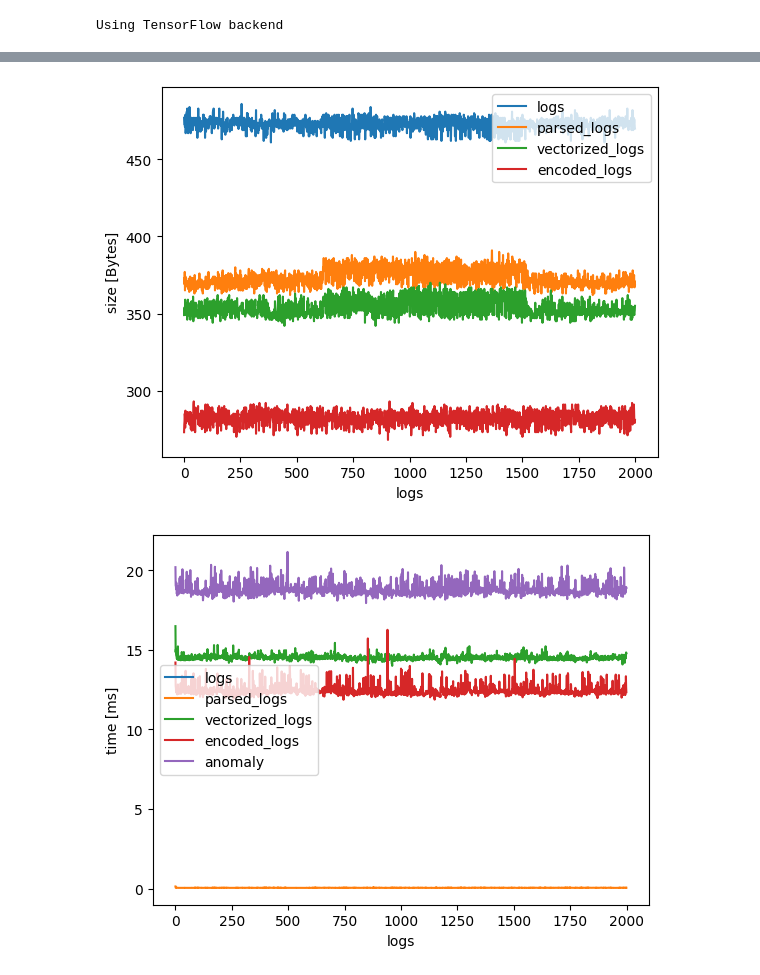
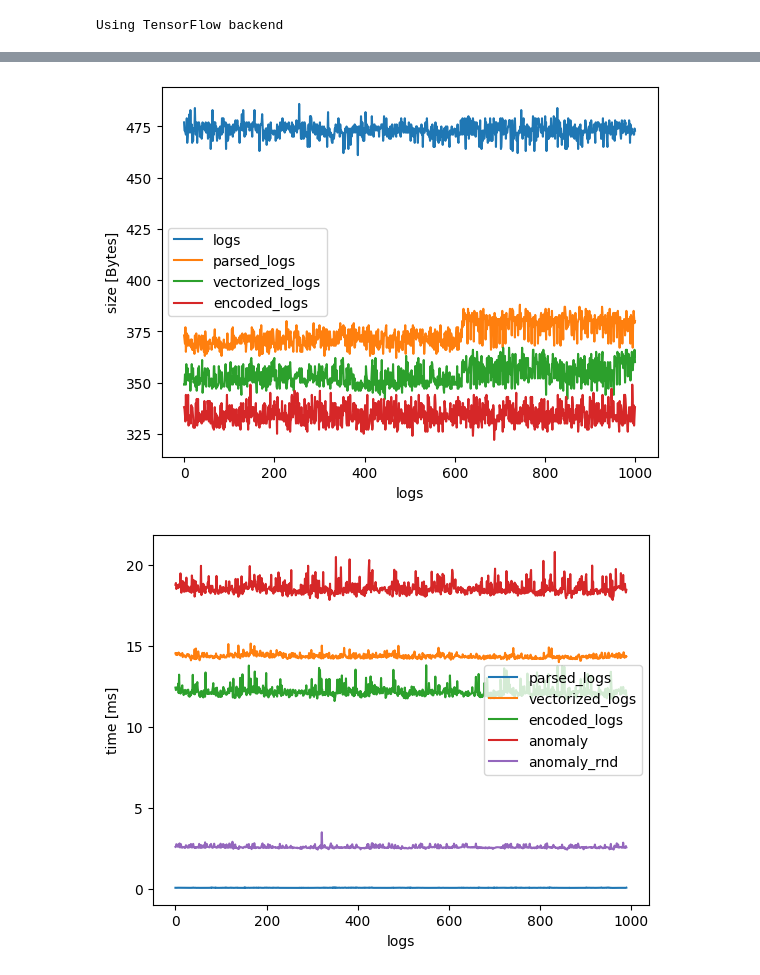
Before and after one commit to Lucaserf/ObsProject, a Jupyter notebook: test_notebook.ipynb, the cells around one changed output, grey strips where cells are left out. Saved outputs shown, nothing was run; the diff lists cells and outputs as text; code cells hidden in the pictures.

Commit message:
graphs time

```diff
--- a/test_notebook.ipynb
+++ b/test_notebook.ipynb
@@ -59,7 +66,7 @@ val_ds = raw_ds.skip(train_size).take(val_size)
 
 model = Model(vocab_size = vocab_size,latent_dim=max_len//2,embedding_dim=128,max_len = max_len)
 
-model.vae.load_model(chkpt=chkpt+str(17))
+model.vae.load_model(chkpt=chkpt+"sequence"+str(19)) #17 for the other model
 
 # model.train_model(ds,epochs=epochs,chkpt=chkpt)
 # %% [output]
@@ -87,11 +94,12 @@ from docker_agent_reader.app.src.AI_rnd import *
 threshold = 400
 anomaly_detector = AnomalyDetector(latent_space_dim=max_len//2,threshold=threshold)
 data = {"logs":[],"parsed_logs":[],"vectorized_logs":[],"encoded_logs":[]}
-times = {"parsed_logs":[],"vectorized_logs":[],"encoded_logs":[],"anomaly":[]}
+times = {"parsed_logs":[],"vectorized_logs":[],"encoded_logs":[],"anomaly":[],"anomaly_rnd":[]}
 recostruction_loss = []
+recostruction_loss_rnd = []
 
 
-for logs in val_ds.take(2000).batch(1):
+for logs in val_ds.take(1000).batch(1):
     t = time.time()
     parsed_logs = tokenizer.parsing(logs)
     t_parse = time.time()
@@ -113,9 +121,16 @@ for logs in val_ds.take(2000).batch(1):
     t_anomaly = time.time()
     times["anomaly"].append(t_anomaly-t_encode)
 
-    recostruction_loss.append(losses["reconstruction_loss"].numpy())
+
+    recostruction_loss_rnd_value, anomaly_rnd = anomaly_detector.detect(encoded_logs)
+
+    times["anomaly_rnd"].append(time.time()-t_anomaly)
+
+    anomaly_detector.train_step(encoded_logs)
 
 
+    recostruction_loss_rnd.append(recostruction_loss_rnd_value.numpy())
+    recostruction_loss.append(losses["reconstruction_loss"].numpy())
     compressed_data = bz2.compress(pickle.dumps(logs))
     data["logs"].append(sys.getsizeof(compressed_data))
     compressed_data = bz2.compress(pickle.dumps(parsed_logs))
@@ -127,25 +165,31 @@ for logs in val_ds.take(2000).batch(1):
 # %%
 fig, ax = plt.subplots()
 for key in data.keys():
     ax.plot(data[key], label=key)
     plt.xlabel('logs')
     plt.ylabel('size [Bytes]')
     plt.legend()
 
 fig, ax = plt.subplots()
 for key in times.keys():
-    ax.plot(np.array(times[key])*10**3, label=key)
+    ax.plot(np.array(times[key][10:])*10**3, label=key)
     plt.xlabel('logs')
     plt.ylabel('time [ms]')
     plt.legend()
 
 fig, ax = plt.subplots()
 ax.plot(recostruction_loss)
 plt.xlabel('logs')
 plt.ylabel('reconstruction loss')
 
+fig, ax = plt.subplots()
+ax.plot(recostruction_loss_rnd)
+plt.xlabel('logs')
+plt.ylabel('reconstruction loss rnd')
+
+
 
 plt.show()
 # %% [output]
-[figure, old version]
+[figure, new version]
-[figure, old version]
+[figure, new version]
```
Also changed, not shown: parts of 6 cells of this notebook, 3 other files.
